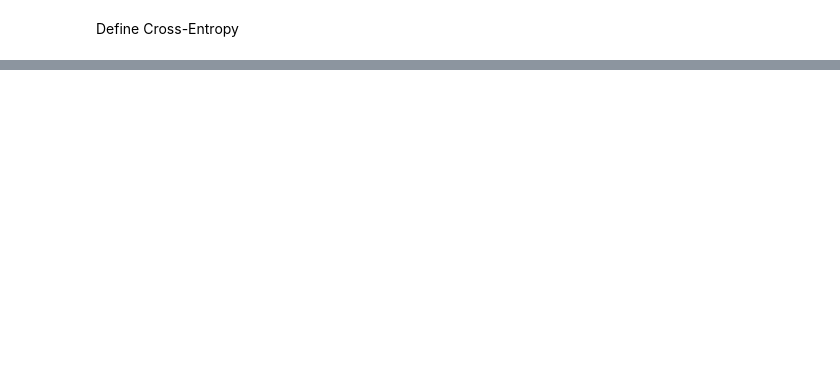
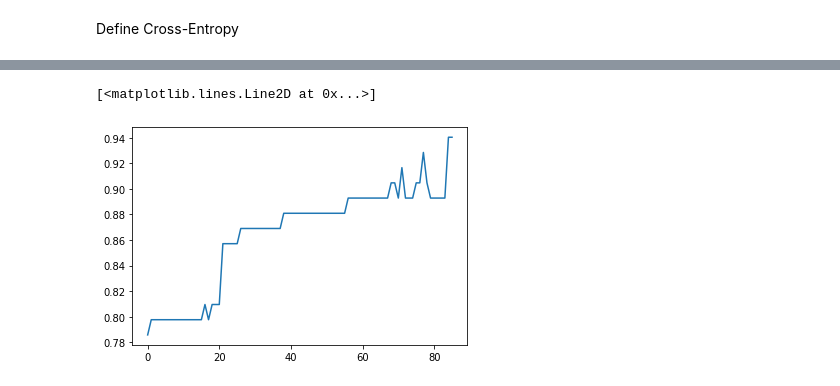
Before and after one commit to davidraamirez/GradientWithoutBackpropagation, a Jupyter notebook: NN_fwd_gradient.ipynb, the cells around one changed output, grey strips where cells are left out. Cells and saved outputs as stored; diff of their text form; code cells hidden in the pictures; blank space fills up the shorter version.

```diff
--- a/NN_fwd_gradient.ipynb
+++ b/NN_fwd_gradient.ipynb
@@ -346,0 +317,5 @@ tensor(0.9762)
+# %%
+plt.plot(accuracies)
+# %% [output]
+[<matplotlib.lines.Line2D at 0x...>]
+[figure, added]
```
Also changed, not shown: parts of 26 cells of this notebook.
